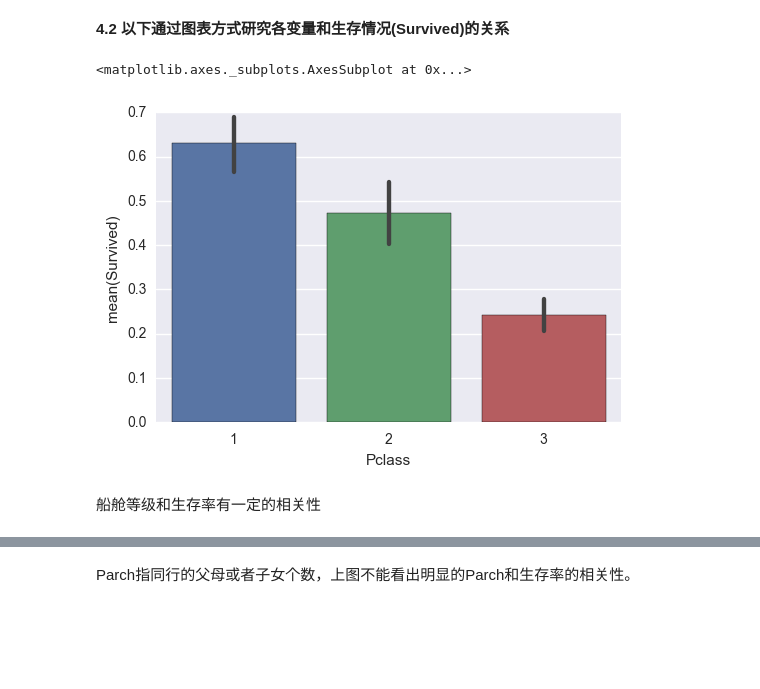
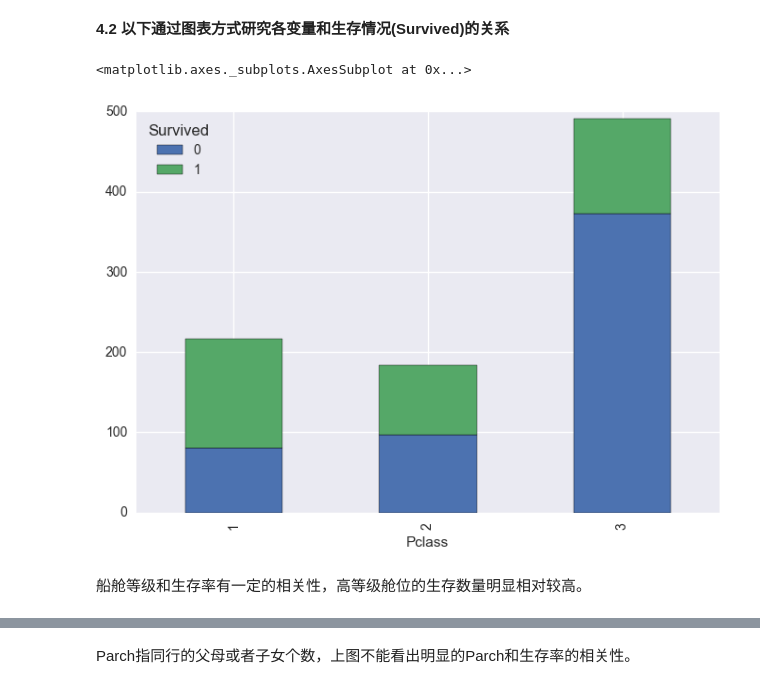
Before and after one commit to frankgrt/Investigate_a_Dataset, a Jupyter notebook: Investigate_titanic_dataset.ipynb, the cells around one changed output, grey strips where cells are left out. Saved outputs shown, nothing was run; the diff lists cells and outputs as text; code cells hidden in the pictures; blank space fills up the shorter version.

```diff
--- a/Investigate_titanic_dataset.ipynb
+++ b/Investigate_titanic_dataset.ipynb
@@ -138,10 +138,10 @@ titanic_df['Fare'].plot.hist(bins = 20)
 上面图片说明绝大部分人付费较低，这和大部分人船舱等级较低是相合的
 # %% [markdown]
 **4.2 以下通过图表方式研究各变量和生存情况(Survived)的关系**
-# %%
-sns.barplot('Pclass', 'Survived', data = titanic_df)
-# %% [output]
-<matplotlib.axes._subplots.AxesSubplot at 0x...>
-[figure, removed]
+# %%
+titanic_df.groupby(['Pclass','Survived'])['Survived'].count().unstack().plot(kind='bar',stacked=True)
+# %% [output]
+<matplotlib.axes._subplots.AxesSubplot at 0x...>
+[figure, added]
 # %% [markdown]
-船舱等级和生存率有一定的相关性
+船舱等级和生存率有一定的相关性，高等级舱位的生存数量明显相对较高。
```
Also changed, not shown: parts of 42 cells of this notebook, 1 other file.
